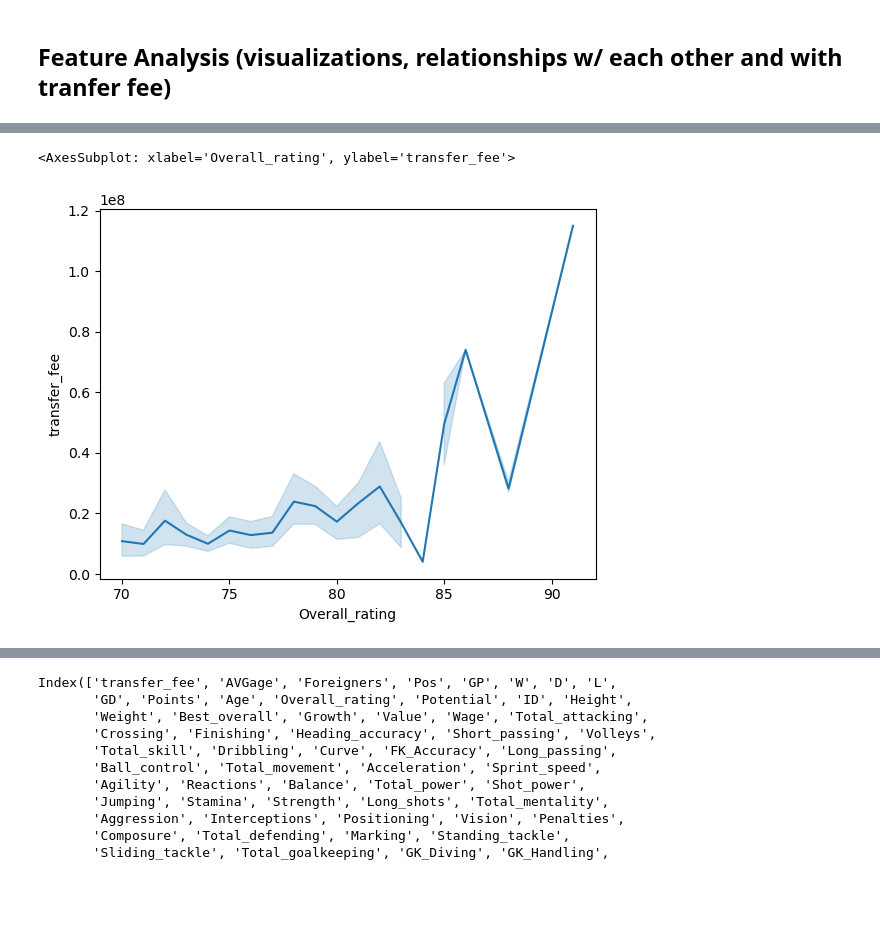
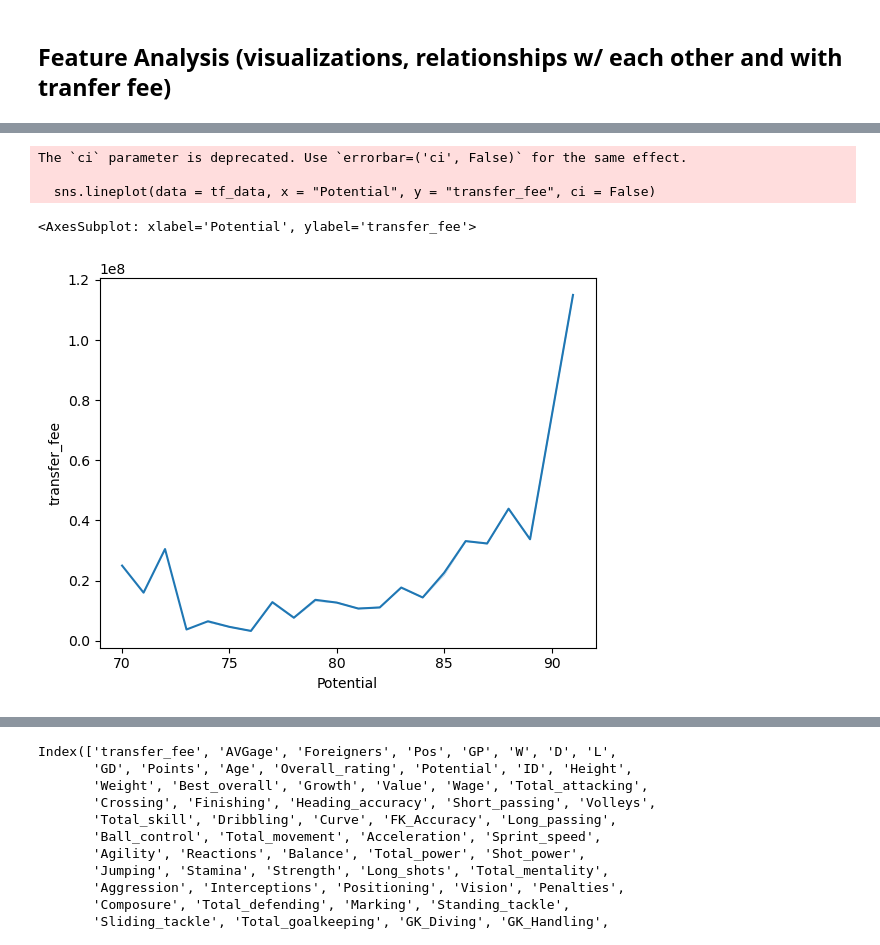
Before and after one commit to aymankhan2003/Market-Value-Predictor, a Jupyter notebook: Project.ipynb, the cells around one changed output, grey strips where cells are left out. Cells and saved outputs as stored; diff of their text form; code cells hidden in the pictures; blank space fills up the shorter version.

```diff
--- a/Project.ipynb
+++ b/Project.ipynb
@@ -584,5 +597,8 @@ sns.barplot(data = tf_data, x = "Skill_moves", y = "transfer_fee")
 # %%
-sns.lineplot(data = tf_data, x = "Overall_rating", y = "transfer_fee")
+sns.lineplot(data = tf_data, x = "Potential", y = "transfer_fee", ci = False)
 # %% [output]
-<AxesSubplot: xlabel='Overall_rating', ylabel='transfer_fee'>
+The `ci` parameter is deprecated. Use `errorbar=('ci', False)` for the same effect.
+
+  sns.lineplot(data = tf_data, x = "Potential", y = "transfer_fee", ci = False)
+<AxesSubplot: xlabel='Potential', ylabel='transfer_fee'>
-[figure, old version]
+[figure, new version]
```
Also changed, not shown: parts of 59 cells of this notebook.
